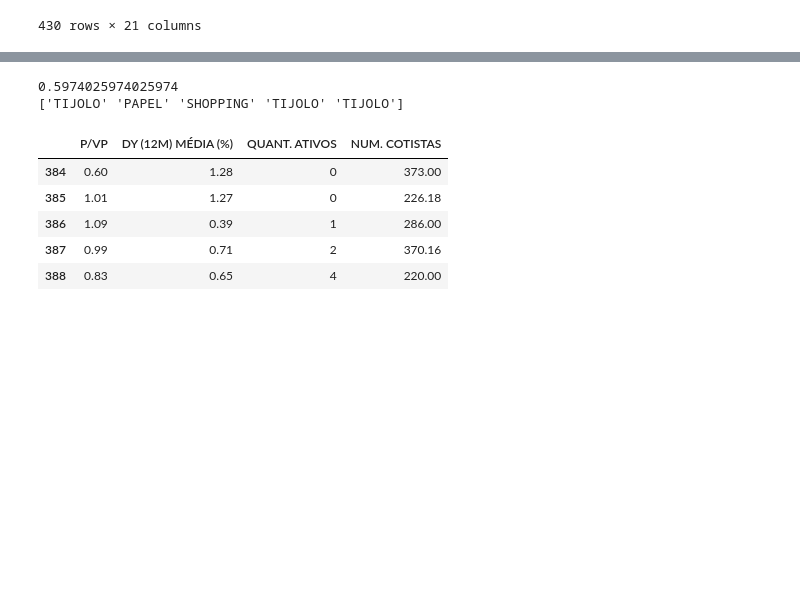
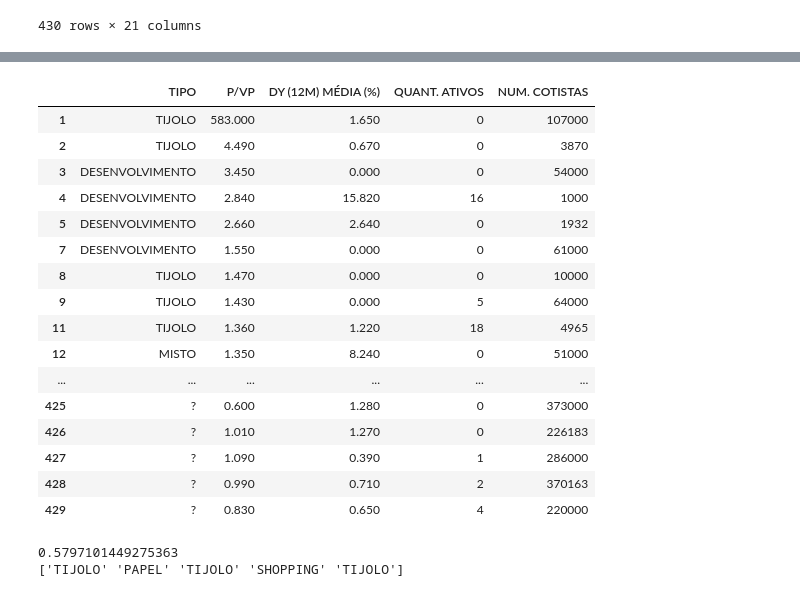
Before and after one commit to P3droSilva/Trabalho2-Mineracao, a Jupyter notebook: Script.ipynb, the cells around one changed output, grey strips where cells are left out. Cells and saved outputs as stored; diff of their text form; code cells hidden in the pictures; blank space fills up the shorter version.

```diff
--- a/Script.ipynb
+++ b/Script.ipynb
@@ -153,10 +87,37 @@ dfCompleto
+# %%
+newDf = df[["TIPO", "P/VP", "DY (12M) MÉDIA (%)", "QUANT. ATIVOS", "NUM. COTISTAS"]].copy()
+newDf.dropna(how='any', axis=0, inplace = True)
+newDf["NUM. COTISTAS"] = newDf["NUM. COTISTAS"].apply(lambda x: int(x * 1000))
+pd.set_option('display.max_rows', None)
+
+#newDf = newDf[newDf["P/VP"] <= 5]
+#newDf = newDf[newDf["DY (12M) MÉDIA (%)"] <= 20]
+newDf
+# %% [output]
+|  | TIPO | P/VP | DY (12M) MÉDIA (%) | QUANT. ATIVOS | NUM. COTISTAS |
+| 1 | TIJOLO | 583.000 | 1.650 | 0 | 107000 |
+| 2 | TIJOLO | 4.490 | 0.670 | 0 | 3870 |
+| 3 | DESENVOLVIMENTO | 3.450 | 0.000 | 0 | 54000 |
+| 4 | DESENVOLVIMENTO | 2.840 | 15.820 | 16 | 1000 |
+| 5 | DESENVOLVIMENTO | 2.660 | 2.640 | 0 | 1932 |
+| 7 | DESENVOLVIMENTO | 1.550 | 0.000 | 0 | 61000 |
+| 8 | TIJOLO | 1.470 | 0.000 | 0 | 10000 |
+| 9 | TIJOLO | 1.430 | 0.000 | 5 | 64000 |
+| 11 | TIJOLO | 1.360 | 1.220 | 18 | 4965 |
+| 12 | MISTO | 1.350 | 8.240 | 0 | 51000 |
+| ... | ... | ... | ... | ... | ... |
+| 425 | ? | 0.600 | 1.280 | 0 | 373000 |
+| 426 | ? | 1.010 | 1.270 | 0 | 226183 |
+| 427 | ? | 1.090 | 0.390 | 1 | 286000 |
+| 428 | ? | 0.990 | 0.710 | 2 | 370163 |
+| 429 | ? | 0.830 | 0.650 | 4 | 220000 |
 # %%
-dfPredict = dfCompleto[dfCompleto["TIPO"] != "?"]
+dfPredict = newDf[newDf["TIPO"] != "?"]
 
 x = dfPredict[["P/VP", "DY (12M) MÉDIA (%)", "QUANT. ATIVOS", "NUM. COTISTAS"]]
 y = dfPredict["TIPO"]
 
-x_train, x_test, y_train, y_test = train_test_split(x, y, test_size=0.2)
+x_train, x_test, y_train, y_test = train_test_split(x, y, test_size=0.2, random_state=100)
 
 clf = DecisionTreeClassifier()
 
@@ -167,19 +128,16 @@ y_pred = clf.predict(x_test)
 accuracy = accuracy_score(y_test, y_pred)
 print(accuracy)
 
-newData = dfCompleto[dfCompleto["TIPO"] == "?"]
+newData = newDf[newDf["TIPO"] == "?"]
 newData = newData[["P/VP", "DY (12M) MÉDIA (%)", "QUANT. ATIVOS", "NUM. COTISTAS"]]
 
 predict = clf.predict(newData)
 print(predict)
 
-newData
+#plt.figure(figsize=(20, 10))
+#plot_tree(clf, filled=True, feature_names=x.columns, class_names=dfPredict["TIPO"].unique(), rounded=True)
+#plt.savefig('decision_tree.png')  # Adjust the filename and format as needed
+#plt.show()
 # %% [output]
-0.5974025974025974
-['TIJOLO' 'PAPEL' 'SHOPPING' 'TIJOLO' 'TIJOLO']
+0.5797101449275363
+['TIJOLO' 'PAPEL' 'TIJOLO' 'SHOPPING' 'TIJOLO']
-|  | P/VP | DY (12M) MÉDIA (%) | QUANT. ATIVOS | NUM. COTISTAS |
-| 384 | 0.60 | 1.28 | 0 | 373.00 |
-| 385 | 1.01 | 1.27 | 0 | 226.18 |
-| 386 | 1.09 | 0.39 | 1 | 286.00 |
-| 387 | 0.99 | 0.71 | 2 | 370.16 |
-| 388 | 0.83 | 0.65 | 4 | 220.00 |
```
Also changed, not shown: parts of 6 cells of this notebook, 1 other file.
